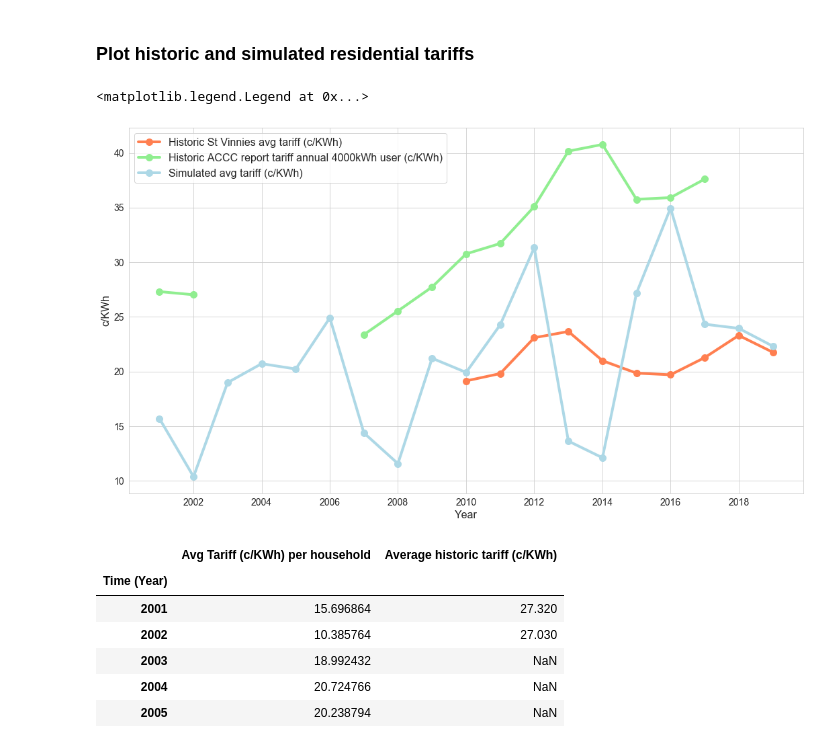
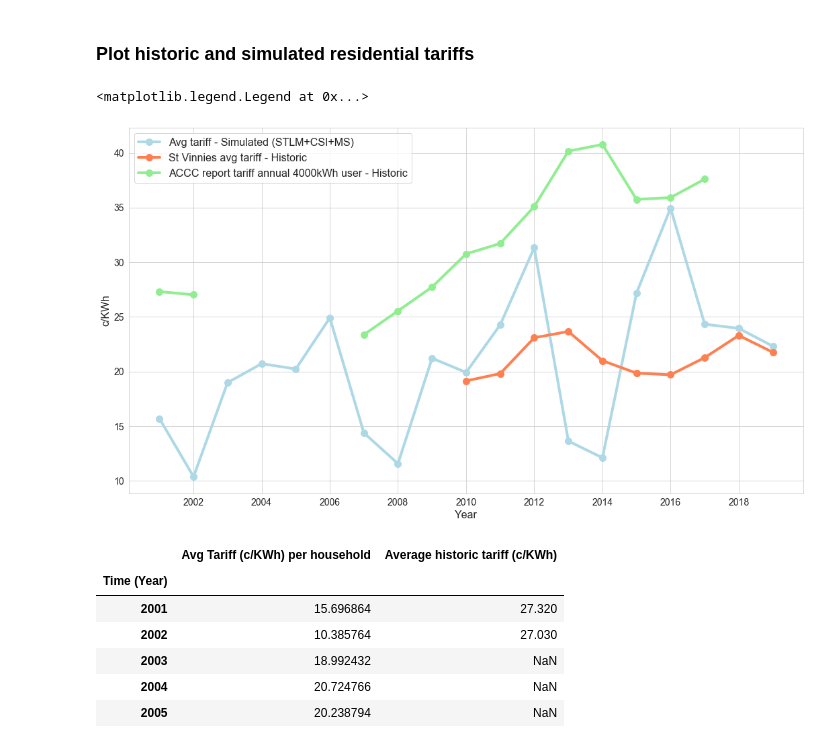
Before and after one commit to gr4sp/simulationEngine, a Jupyter notebook: experiments/notebookGr4sp/SimulationValidation.ipynb, the cells around one changed output. Drawn from its saved outputs; the diff is of its cells as text; code cells hidden in the pictures.

```diff
--- a/experiments/notebookGr4sp/SimulationValidation.ipynb
+++ b/experiments/notebookGr4sp/SimulationValidation.ipynb
@@ -548,21 +485,21 @@ historic_and_simul_tariff_df.head(20)
 # %%
 plt.figure(figsize=(18,10))
 data=historic_and_simul_tariff_df
 yearly_dates = [DT.datetime.strptime(str(int(date)),'%Y') for date in historic_and_simul_tariff_df.index]
 #plt.plot( 'Volume Weighted Price (Historic) - $/MWh', data=annual, marker='o', markerfacecolor='darkgoldenrod', markersize=8, color='burlywood', linewidth=4)
 
-plt.plot( yearly_dates, data.iloc[:,1], marker='o', markerfacecolor='coral', markersize=10, color='coral', linewidth=4, label='Historic St Vinnies avg tariff (c/KWh)')
-plt.plot( yearly_dates, data.iloc[:,2],marker='o', markerfacecolor='lightgreen', markersize=10, color='lightgreen', linewidth=4, label='Historic ACCC report tariff annual 4000kWh user (c/KWh)')
-plt.plot( yearly_dates, data['Avg Tariff (c/KWh) per household'], marker='o', markerfacecolor='lightblue', markersize=10,color='lightblue', linewidth=4, label='Simulated avg tariff (c/KWh)')
+plt.plot( yearly_dates, data['Avg Tariff (c/KWh) per household'], marker='o', markerfacecolor='lightblue', markersize=10,color='lightblue', linewidth=4, label='Avg tariff - Simulated (STLM+CSI+MS)')
+plt.plot( yearly_dates, data.iloc[:,1], marker='o', markerfacecolor='coral', markersize=10, color='coral', linewidth=4, label='St Vinnies avg tariff - Historic')
+plt.plot( yearly_dates, data.iloc[:,2],marker='o', markerfacecolor='lightgreen', markersize=10, color='lightgreen', linewidth=4, label='ACCC report tariff annual 4000kWh user - Historic')
 
 plt.xlabel('Year', size = 16)
 plt.ylabel('c/KWh', size = 16)
 plt.xticks(size = 14)
 plt.yticks(size = 14)
 plt.legend(prop={'size':16})
 # %% [output]
 <matplotlib.legend.Legend at 0x...>
-[figure, old version]
+[figure, new version]
 # %%
 average_historic = yearly_historic_tariffs.mean(axis=1)
 average_historic_df = pd.DataFrame({'Average historic tariff (c/KWh)':average_historic})
```
Also changed, not shown: parts of 61 cells of this notebook, 27 other files.
